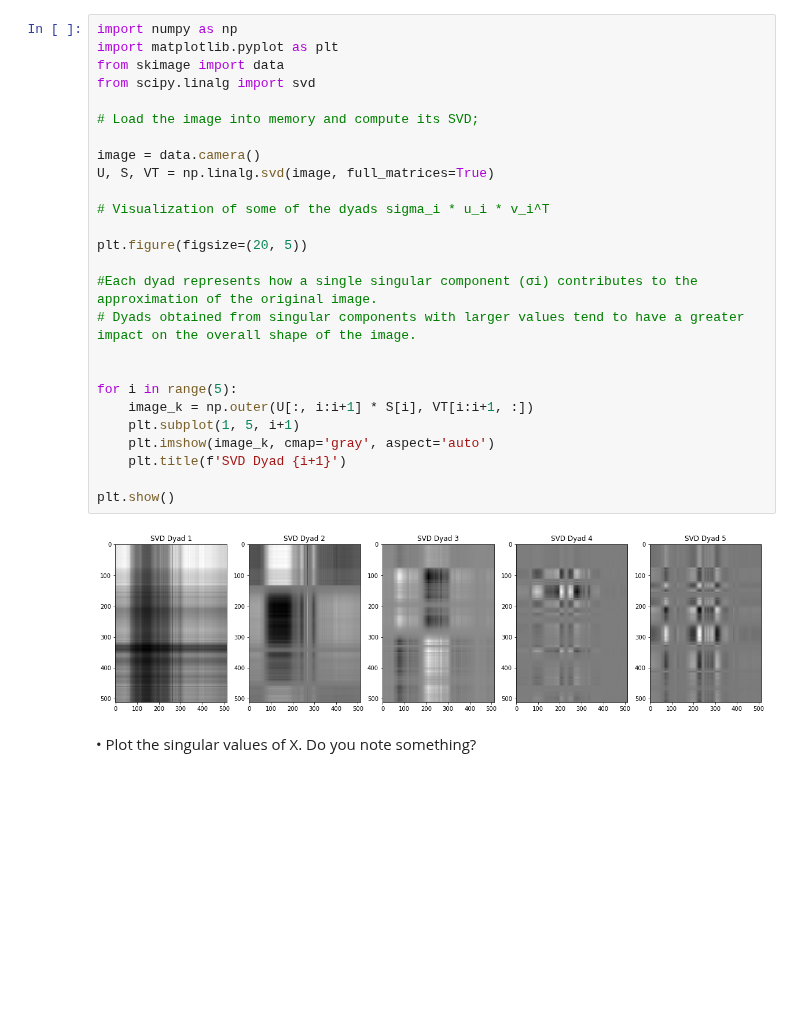
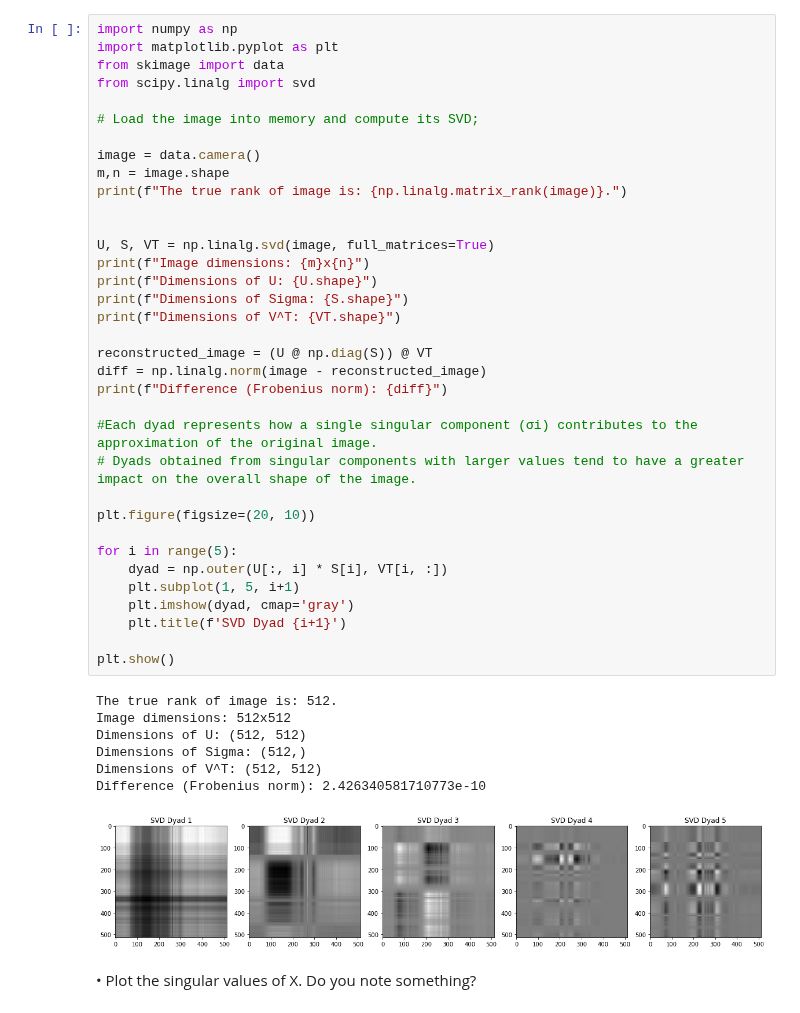
Before and after one commit to francescobaio/SMMhomeworks, a Jupyter notebook: SMM_homework2/homework2_part1.ipynb, the cells around one changed output. Saved outputs shown, nothing was run; the diff lists cells and outputs as text; blank space fills up the shorter version.

```diff
--- a/SMM_homework2/homework2_part1.ipynb
+++ b/SMM_homework2/homework2_part1.ipynb
@@ -8,31 +8,46 @@ the image via SVD. In particular: <br>
 # %%
 import numpy as np
 import matplotlib.pyplot as plt
 from skimage import data
 from scipy.linalg import svd
 
 # Load the image into memory and compute its SVD;
 
 image = data.camera()
+m,n = image.shape
+print(f"The true rank of image is: {np.linalg.matrix_rank(image)}.")
+
+
 U, S, VT = np.linalg.svd(image, full_matrices=True)
+print(f"Image dimensions: {m}x{n}")
+print(f"Dimensions of U: {U.shape}")
+print(f"Dimensions of Sigma: {S.shape}")
+print(f"Dimensions of V^T: {VT.shape}")
 
-# Visualization of some of the dyads sigma_i * u_i * v_i^T
-
-plt.figure(figsize=(20, 5))
+reconstructed_image = (U @ np.diag(S)) @ VT
+diff = np.linalg.norm(image - reconstructed_image)
+print(f"Difference (Frobenius norm): {diff}")
 
 #Each dyad represents how a single singular component (σi) contributes to the approximation of the original image.
 # Dyads obtained from singular components with larger values tend to have a greater impact on the overall shape of the image.
 
+plt.figure(figsize=(20, 10))
 
 for i in range(5):
-    image_k = np.outer(U[:, i:i+1] * S[i], VT[i:i+1, :])
+    dyad = np.outer(U[:, i] * S[i], VT[i, :])
     plt.subplot(1, 5, i+1)
-    plt.imshow(image_k, cmap='gray', aspect='auto')
+    plt.imshow(dyad, cmap='gray')
     plt.title(f'SVD Dyad {i+1}')
 
 plt.show()
 # %% [output]
+The true rank of image is: 512.
+Image dimensions: 512x512
+Dimensions of U: (512, 512)
+Dimensions of Sigma: (512,)
+Dimensions of V^T: (512, 512)
+Difference (Frobenius norm): 2.426340581710773e-10
-[figure, old version]
+[figure, new version]
 # %% [markdown]
 • Plot the singular values of X. Do you note something?
 # %%
```
Also changed, not shown: parts of 12 cells of this notebook, 15 other files.
